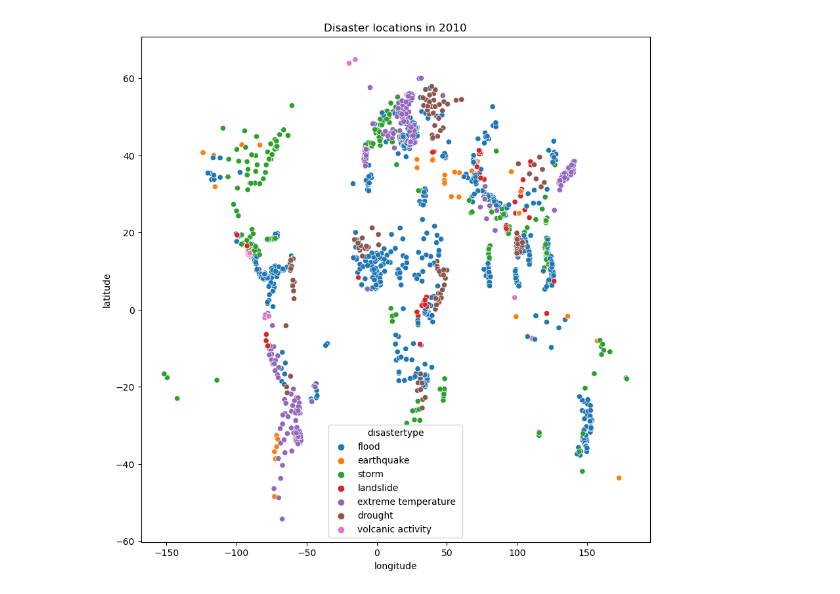
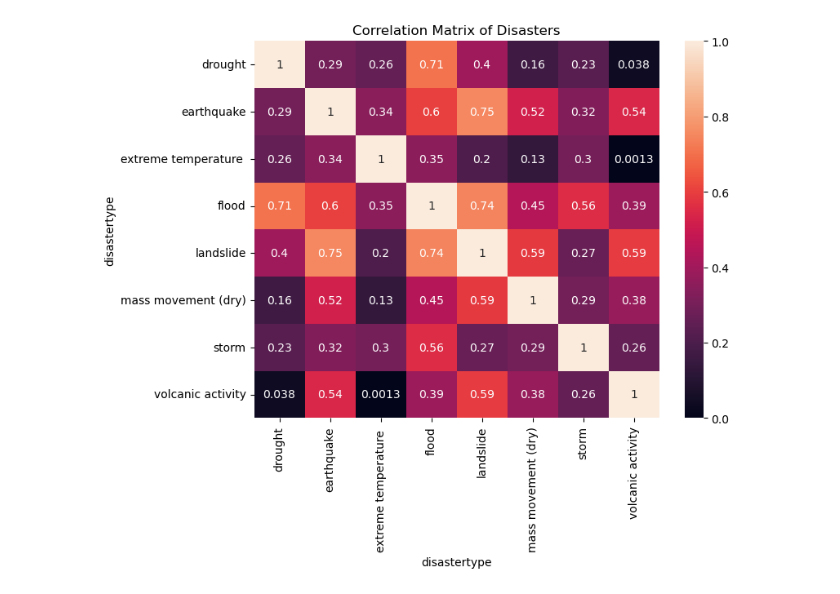
Before and after one commit to dalejandroabel/NASA-Space-Apps, a Jupyter notebook: notebooks/internationalGraphs.ipynb, the cells around one changed output. Saved outputs shown, nothing was run; the diff lists cells and outputs as text; code cells hidden in the pictures.

```diff
--- a/notebooks/internationalGraphs.ipynb
+++ b/notebooks/internationalGraphs.ipynb
@@ -104,4 +73,0 @@ def plot_disaster_locations(df, year):
-# %%
-plot_disaster_locations(df, 2010)
-# %% [output]
-[figure, removed]
@@ -193,0 +107,20 @@ fig.show()
+# %%
+def plotCorrelationMatrix(df):
+    """
+    df: dataframe bien organizado
+    """
+    # Crear una tabla cruzada (pivot table) para contar la ocurrencia de desastres por país
+    disaster_counts = pd.crosstab(df['country'], df['disastertype'])
+
+    # Calcular la matriz de correlación
+    correlation_matrix = disaster_counts.corr()
+
+    plt.figure(figsize=(8, 6))
+    sns.heatmap(correlation_matrix, annot=True, vmin=0, vmax=1)
+    plt.title('Correlation Matrix of Disasters')
+    plt.show()
+    return None
+# %%
+plotCorrelationMatrix(df)
+# %% [output]
+[figure, added]
```
Also changed, not shown: parts of 12 cells of this notebook.
